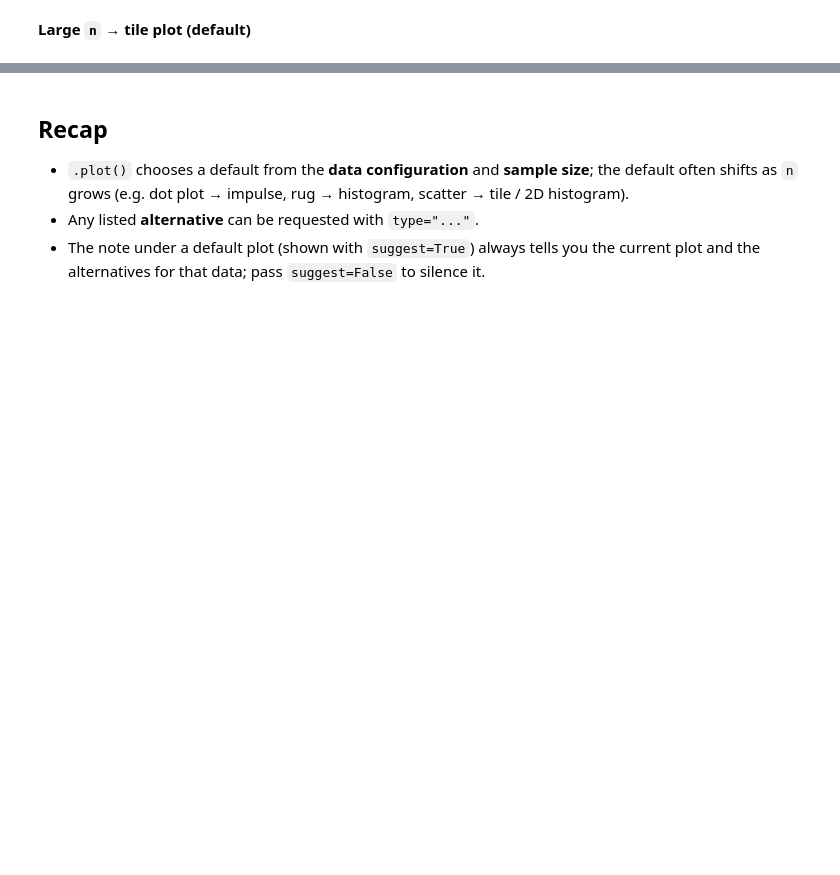
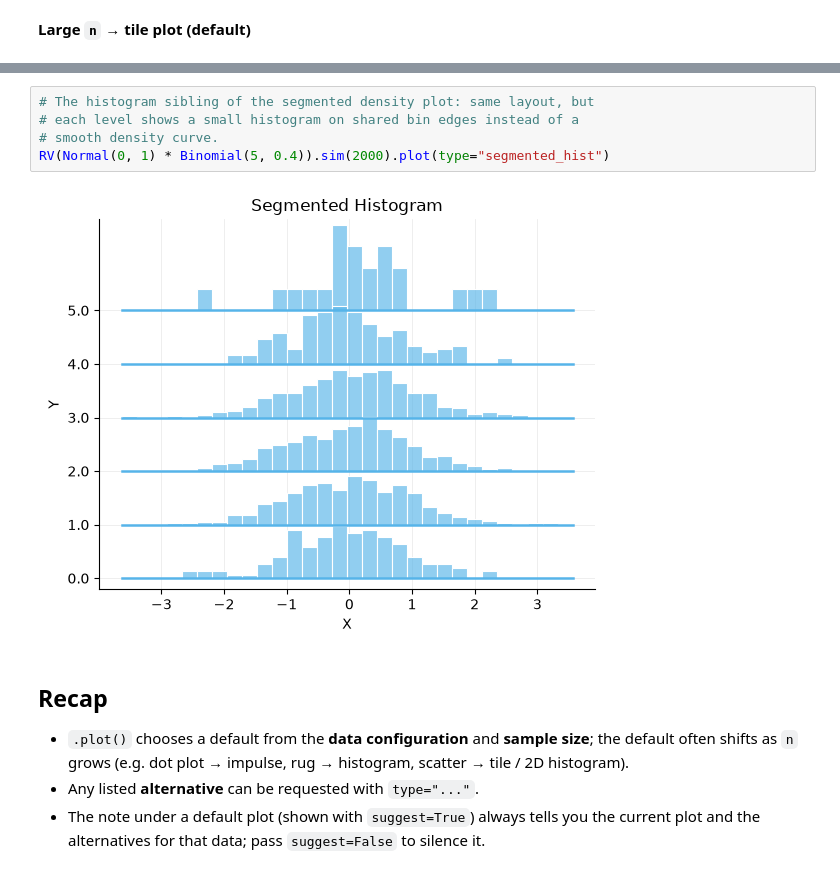
Before and after one commit to calpoly-symbulate/symbulate, a Jupyter notebook: team/demo_plot_lookup_showcase.ipynb, the cells around one changed output, grey strips where cells are left out. Drawn from its saved outputs; the diff is of its cells as text; blank space fills up the shorter version.

Commit message:
feature/segmented histograms

```diff
--- a/team/demo_plot_lookup_showcase.ipynb
+++ b/team/demo_plot_lookup_showcase.ipynb
@@ -216,3 +216,10 @@ RV(Normal(0, 1) * Binomial(5, 0.4)).sim(2000).plot(type="segmented_density")
+# %%
+# The histogram sibling of the segmented density plot: same layout, but
+# each level shows a small histogram on shared bin edges instead of a
+# smooth density curve.
+RV(Normal(0, 1) * Binomial(5, 0.4)).sim(2000).plot(type="segmented_hist")
+# %% [output]
+[figure, added]
 # %% [markdown]
 ## Recap
 
```
Also changed, not shown: parts of 23 cells of this notebook, 5 other files.
